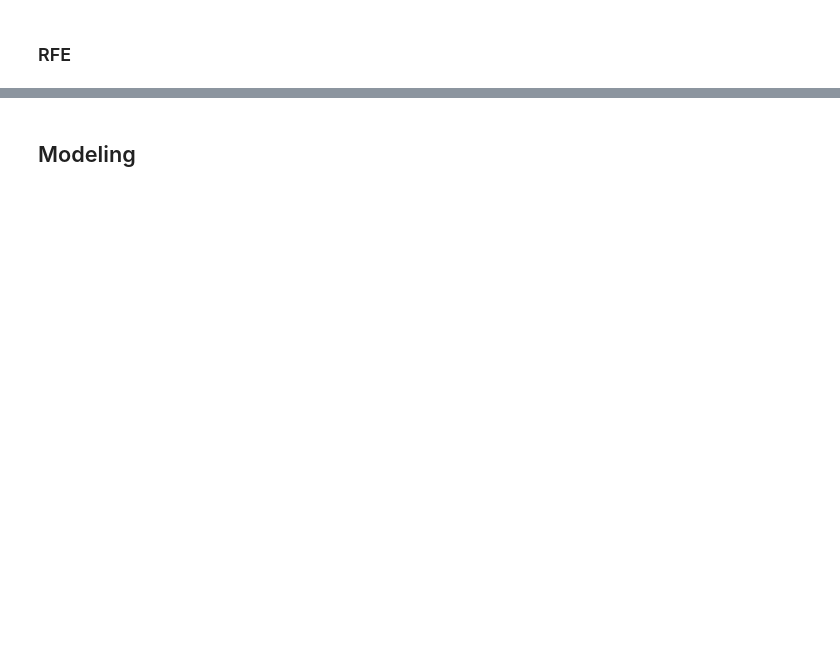
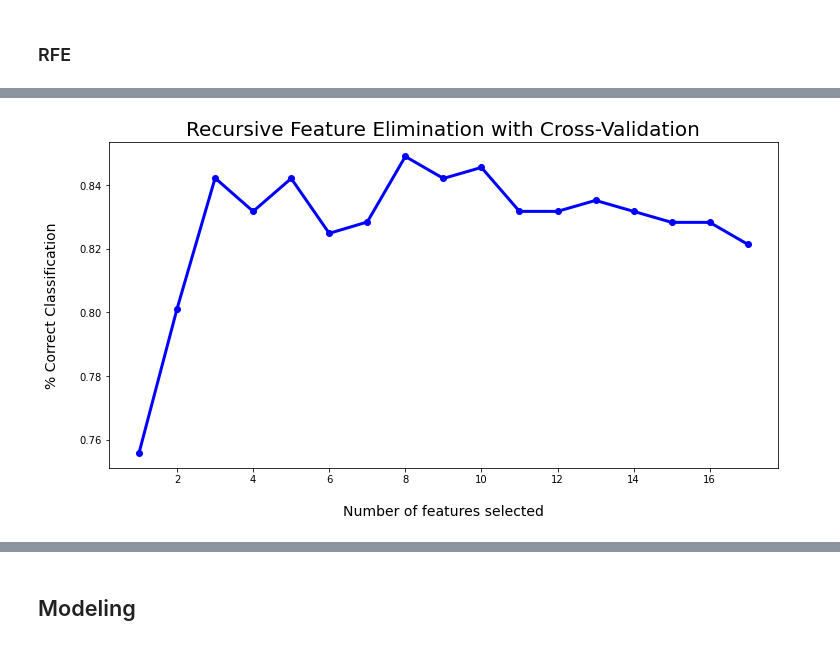
Before and after one commit to andrea-fantini/student-fail-prediction, a Jupyter notebook: notebooks/Pre-Processing and Modeling.ipynb, the cells around one changed output, grey strips where cells are left out. Drawn from its saved outputs; the diff is of its cells as text; code cells hidden in the pictures; blank space fills up the shorter version.

Commit message:
finalized modeling phase

```diff
--- a/notebooks/Pre-Processing and Modeling.ipynb
+++ b/notebooks/Pre-Processing and Modeling.ipynb
@@ -152,8 +185,19 @@ scores_df.head()
 # %% [markdown]
 ### RFE
 # %%
-#clf = RandomForestClassifier(n_estimators=1000, random_state=0, n_jobs=-1)
-rfecv = RFECV(estimator=clf, step=1, cv=StratifiedKFold(10), scoring='accuracy')
-rfecv.fit(X_train, np.ravel(Y_train))
+# Load/Run RFE
+pkl_filename = "../models/rfecv.pkl"
+try :
+    # Load Model
+    rfecv = pickle.load(open(pkl_filename, 'rb'))
+
+except :
+    # Perform RFE
+    print('Training')
+    rfecv = RFECV(estimator=clf, step=1, cv=StratifiedKFold(10), scoring='accuracy')
+    rfecv.fit(X_train, np.ravel(Y_train))
+    # Save model
+    with open('../models/rfecv.pkl', 'wb') as file:
+        pickle.dump(rfecv, file)
 # %%
 print(f'Optimal number of features: {rfecv.n_features_}')
@@ -163,11 +219,13 @@ _ = [print(f"- {c}") for c in x.loc[:, rfecv.support_].columns]
 # %%
-plt.figure(figsize=(16, 9))
+plt.figure(figsize=(12, 6))
 plt.title('Recursive Feature Elimination with Cross-Validation', fontsize=20)
 plt.xlabel('Number of features selected', fontsize=14, labelpad=20)
 plt.ylabel('% Correct Classification', fontsize=14, labelpad=20)
-plt.plot(range(1, len(rfecv.grid_scores_) + 1), rfecv.grid_scores_, color='#303F9F', linewidth=3)
+plt.plot(range(1, len(rfecv.grid_scores_) + 1), rfecv.grid_scores_, 'bo-', linewidth=3)
 
 plt.show()
+# %% [output]
+[figure, added]
 # %%
 X_train_rfe_selected = rfecv.transform(X_train_df)
 X_test_rfe_selected = rfecv.transform(X_test)
```
Also changed, not shown: parts of 41 cells of this notebook, 5 other files.
